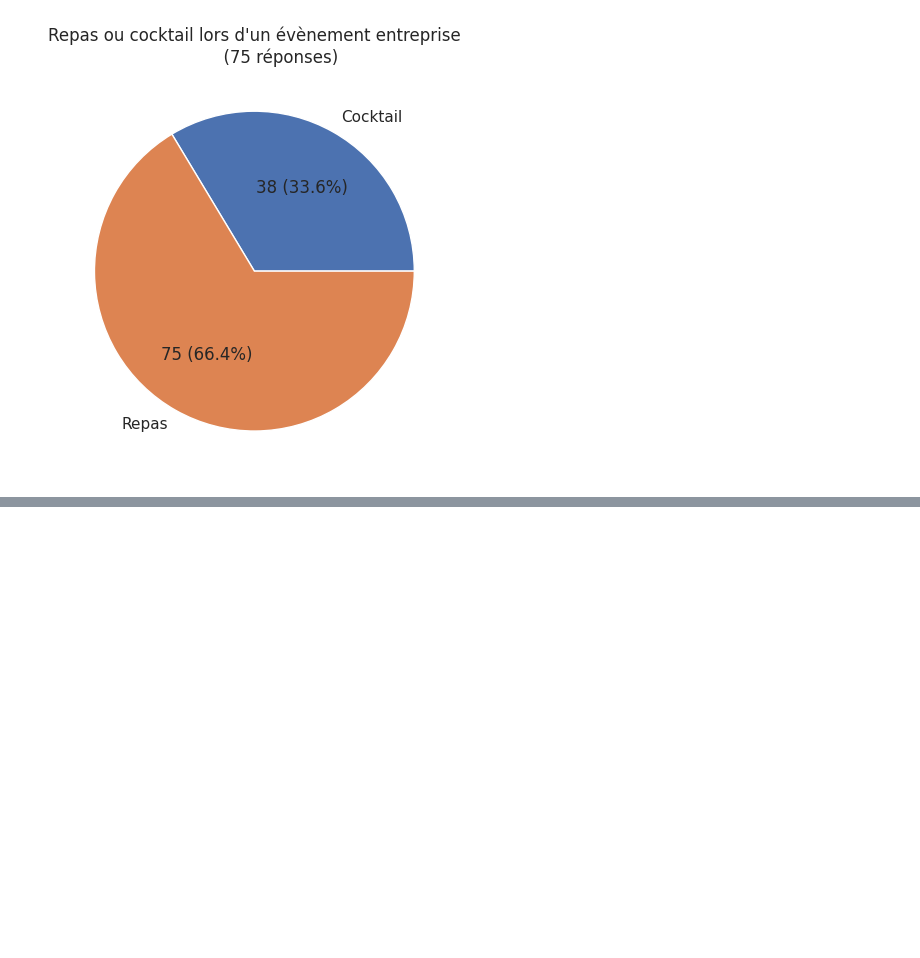
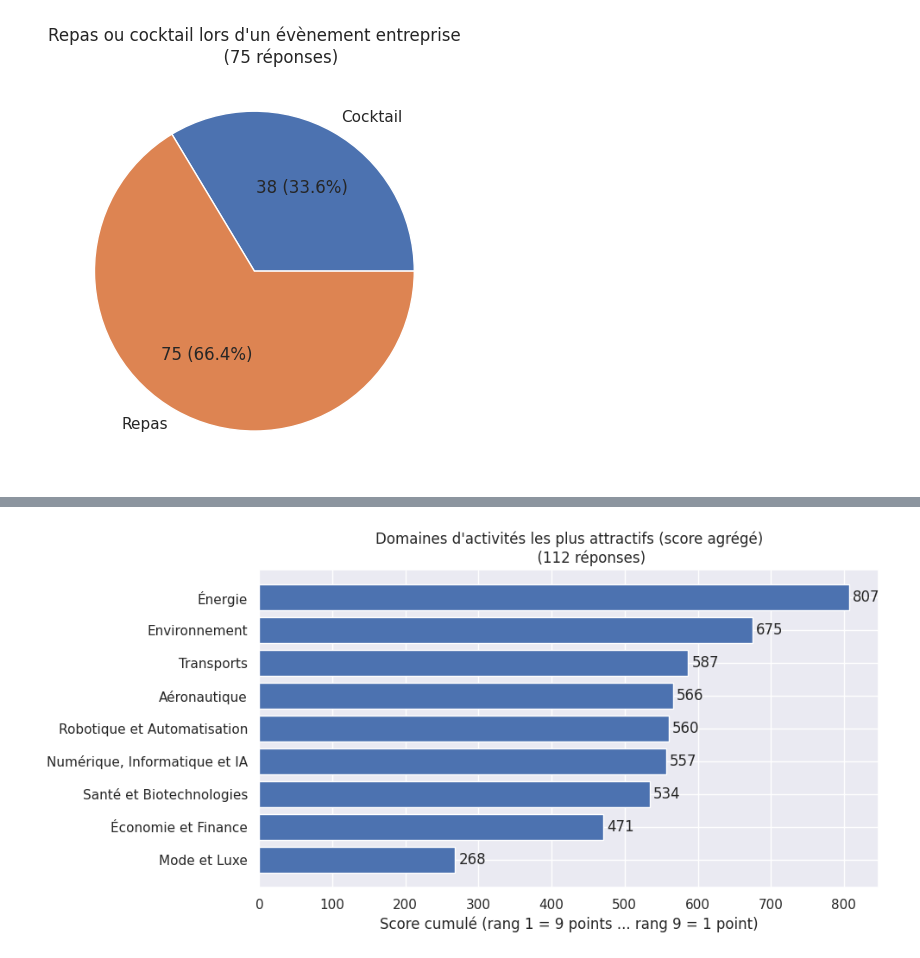
Before and after one commit to erhel-czc/sondage-promo-pole-N, a Jupyter notebook: analysis.ipynb, the cells around one changed output, grey strips where cells are left out. Saved outputs shown, nothing was run; the diff lists cells and outputs as text; code cells hidden in the pictures; blank space fills up the shorter version.

```diff
--- a/analysis.ipynb
+++ b/analysis.ipynb
@@ -137,0 +231,17 @@ plt.show()
+# %%
+plot_data = domain_stats.sort_values("total_score", ascending=True)
+
+plt.figure(figsize=(10, 5))
+bars = plt.barh(plot_data.index, plot_data["total_score"])
+plt.bar_label(bars, padding=3)
+
+plt.title(f"""Domaines d'activités les plus attractifs (score agrégé)
+          ({n_domain_responses} réponses)""")
+plt.xlabel("Score cumulé (rang 1 = 9 points ... rang 9 = 1 point)")
+
+plt.tight_layout()
+plt.savefig("plots/domains_score.svg", bbox_inches="tight")
+plt.savefig("plots/domains_score.pdf", bbox_inches="tight")
+plt.show()
+# %% [output]
+[figure, added]
```
Also changed, not shown: parts of 5 cells of this notebook, 8 other files.
